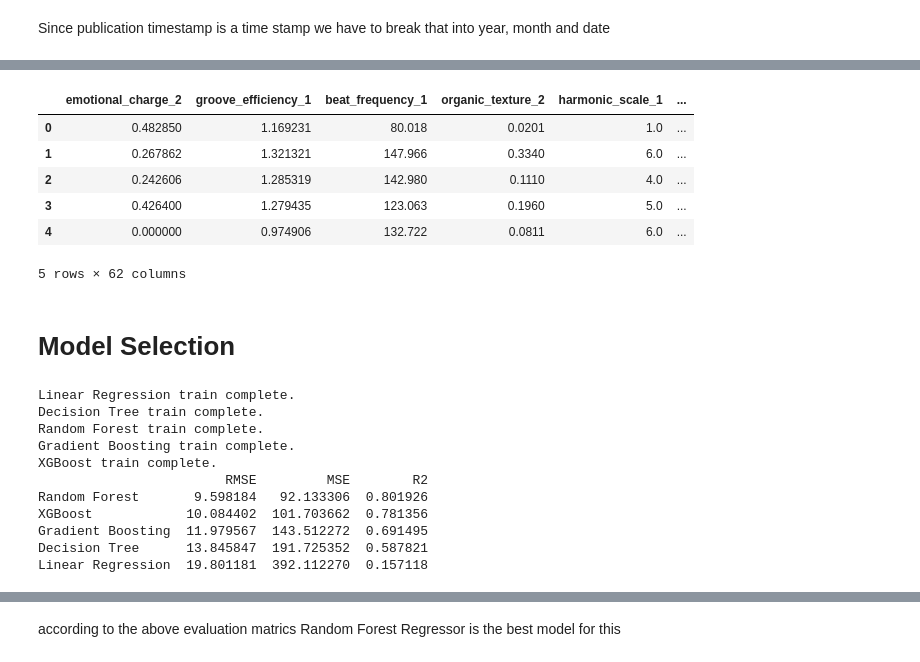
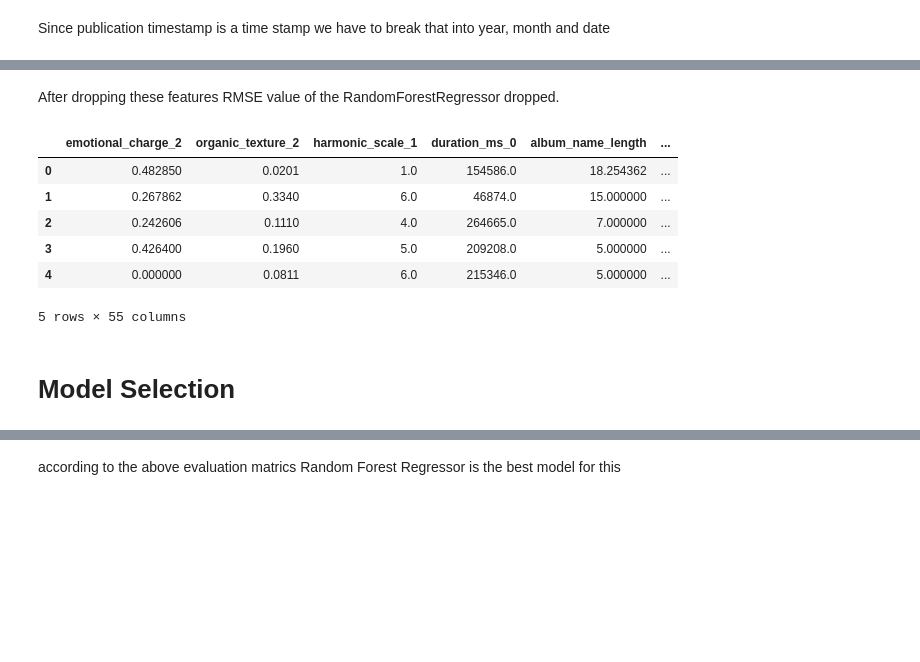
Before and after one commit to Sinethwickramaratna/MLX-2.0-Regression-Challenge-Predict-the-Hype, a Jupyter notebook: mlx-2-0-regression-challenge-predict-the-hype.ipynb, the cells around one changed output, grey strips where cells are left out. Drawn from its saved outputs; the diff is of its cells as text; code cells hidden in the pictures; blank space fills up the shorter version.

```diff
--- a/mlx-2-0-regression-challenge-predict-the-hype.ipynb
+++ b/mlx-2-0-regression-challenge-predict-the-hype.ipynb
@@ -332,3 +345,15 @@ test_df["publication_day"] = test_df["publication_timestamp"].dt.day
+# %%
+train_df["intensity_consistency"] = train_df[["intensity_index_0","intensity_index_1","intensity_index_2"]].mean(axis=1)
+
+test_df["intensity_consistency"] = test_df[["intensity_index_0","intensity_index_1","intensity_index_2"]].mean(axis=1)
+# %%
+train_df["overall_energy_0"] = (train_df["intensity_index_0"] +train_df["groove_efficiency_0"] +train_df["rhythmic_cohesion_0"]) / 3
+train_df["overall_energy_1"] = (train_df["intensity_index_1"] +train_df["groove_efficiency_1"] +train_df["rhythmic_cohesion_1"]) / 3
+train_df["overall_energy_2"] = (train_df["intensity_index_2"] +train_df["groove_efficiency_2"] +train_df["rhythmic_cohesion_2"]) / 3
+
+test_df["overall_energy_0"] = (test_df["intensity_index_0"] +test_df["groove_efficiency_0"] +test_df["rhythmic_cohesion_0"]) / 3
+test_df["overall_energy_1"] = (test_df["intensity_index_1"] +test_df["groove_efficiency_1"] +test_df["rhythmic_cohesion_1"]) / 3
+test_df["overall_energy_2"] = (test_df["intensity_index_2"] +test_df["groove_efficiency_2"] +test_df["rhythmic_cohesion_2"]) / 3
 # %%
 train_df = train_df.drop(["id"] + cat_cols, axis=1)
 test_ids = test_df['id']
@@ -337,18 +381,27 @@ test_df=test_df.drop(cat_cols, axis=1)
+# %%
+features_to_drop = ['groove_efficiency_1', 'beat_frequency_1', 'intensity_index_0', 'groove_efficiency_2',
+    'composition_label_0_encoded', 'time_signature_2', 'tonal_mode_1', 'publication_month',
+    'harmonic_scale_0', 'tonal_mode_0', 'duration_ms_1', 'organic_texture_1']
+train_df = train_df.drop(features_to_drop,axis=1)
+test_df = test_df.drop(features_to_drop,axis=1)
+#'organic_texture_1'
+# %% [markdown]
+After dropping these features RMSE value of the RandomForestRegressor dropped.
 # %%
-X_train = train_df.drop(["target"],axis=1)
-y_train = train_df["target"]
+X = train_df.drop(["target"],axis=1)
+y = train_df["target"]
 
 X_test = test_df
 # %%
-X_train.head()
+X.head()
 # %% [output]
-|  | emotional_charge_2 | groove_efficiency_1 | beat_frequency_1 | organic_texture_2 | harmonic_scale_1 | ... |
-| 0 | 0.482850 | 1.169231 | 80.018 | 0.0201 | 1.0 | ... |
-| 1 | 0.267862 | 1.321321 | 147.966 | 0.3340 | 6.0 | ... |
-| 2 | 0.242606 | 1.285319 | 142.980 | 0.1110 | 4.0 | ... |
-| 3 | 0.426400 | 1.279435 | 123.063 | 0.1960 | 5.0 | ... |
-| 4 | 0.000000 | 0.974906 | 132.722 | 0.0811 | 6.0 | ... |
+|  | emotional_charge_2 | organic_texture_2 | harmonic_scale_1 | duration_ms_0 | album_name_length | ... |
+| 0 | 0.482850 | 0.0201 | 1.0 | 154586.0 | 18.254362 | ... |
+| 1 | 0.267862 | 0.3340 | 6.0 | 46874.0 | 15.000000 | ... |
+| 2 | 0.242606 | 0.1110 | 4.0 | 264665.0 | 7.000000 | ... |
+| 3 | 0.426400 | 0.1960 | 5.0 | 209208.0 | 5.000000 | ... |
+| 4 | 0.000000 | 0.0811 | 6.0 | 215346.0 | 5.000000 | ... |
-5 rows × 62 columns
+5 rows × 55 columns
 # %% [markdown]
 # Model Selection
 # %%
@@ -361,33 +427 @@ models = {
 }
-# %%
-scoring = {
-    "rmse": 'neg_root_mean_squared_error',
-    "mse": 'neg_mean_squared_error',
-    "r2": 'r2'
-}
-results = {}
-for name,model in models.items():
-    scores = cross_validate(model, X_train,y_train,cv=5, scoring=scoring)
-
-    results[name] = {
-        "RMSE": -scores['test_rmse'].mean(),
-        "MSE": -scores['test_mse'].mean(),
-        "R2": scores['test_r2'].mean()
-    }
-    print(f"{name} train complete.")
-
-results_df = pd.DataFrame(results).T
-results_df = results_df.sort_values(by="RMSE")
-print(results_df)
-# %% [output]
-Linear Regression train complete.
-Decision Tree train complete.
-Random Forest train complete.
-Gradient Boosting train complete.
-XGBoost train complete.
-                        RMSE         MSE        R2
-Random Forest       9.598184   92.133306  0.801926
-XGBoost            10.084402  101.703662  0.781356
-Gradient Boosting  11.979567  143.512272  0.691495
-Decision Tree      13.845847  191.725352  0.587821
-Linear Regression  19.801181  392.112270  0.157118
```
Also changed, not shown: parts of 24 cells of this notebook, 3 other files.
